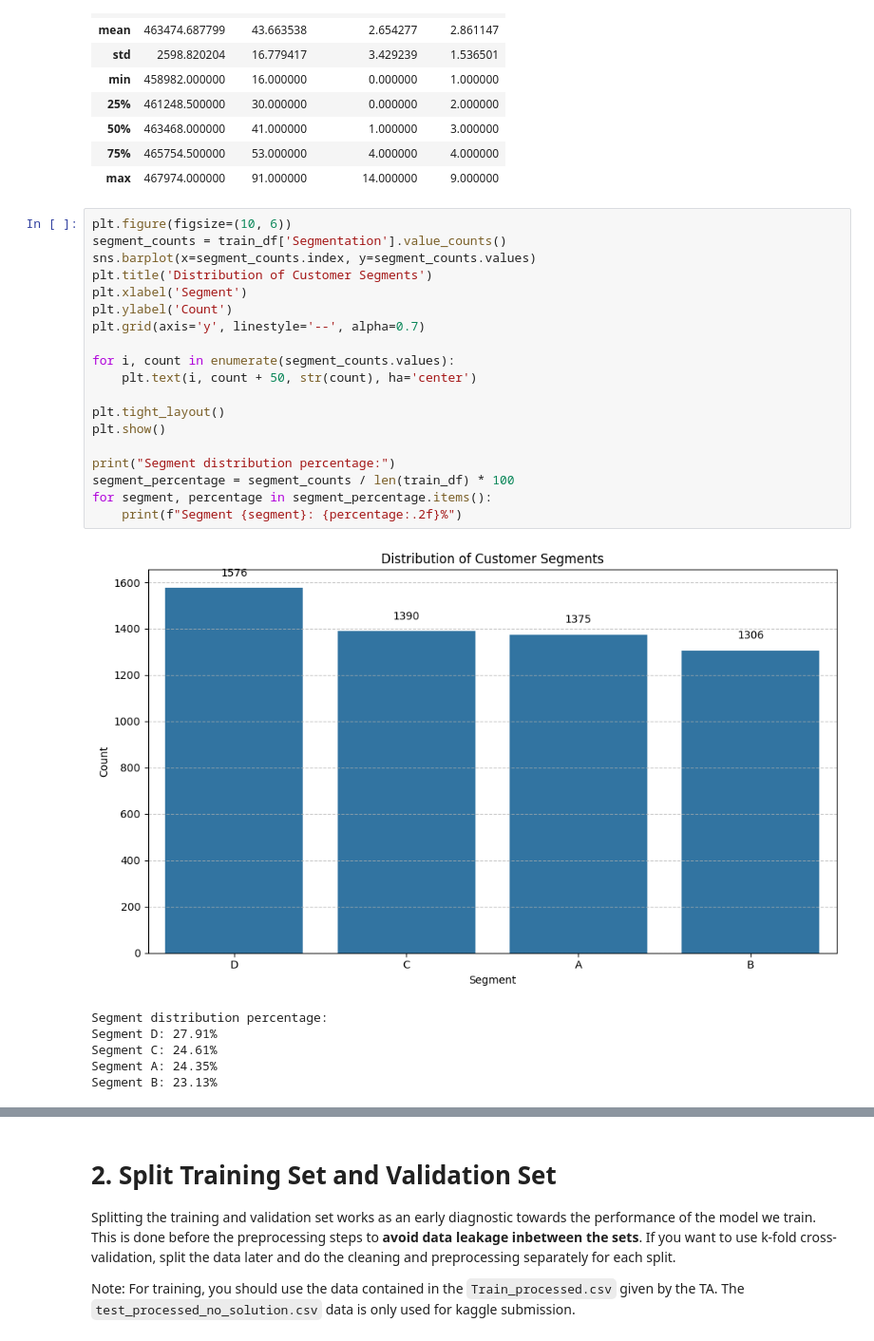
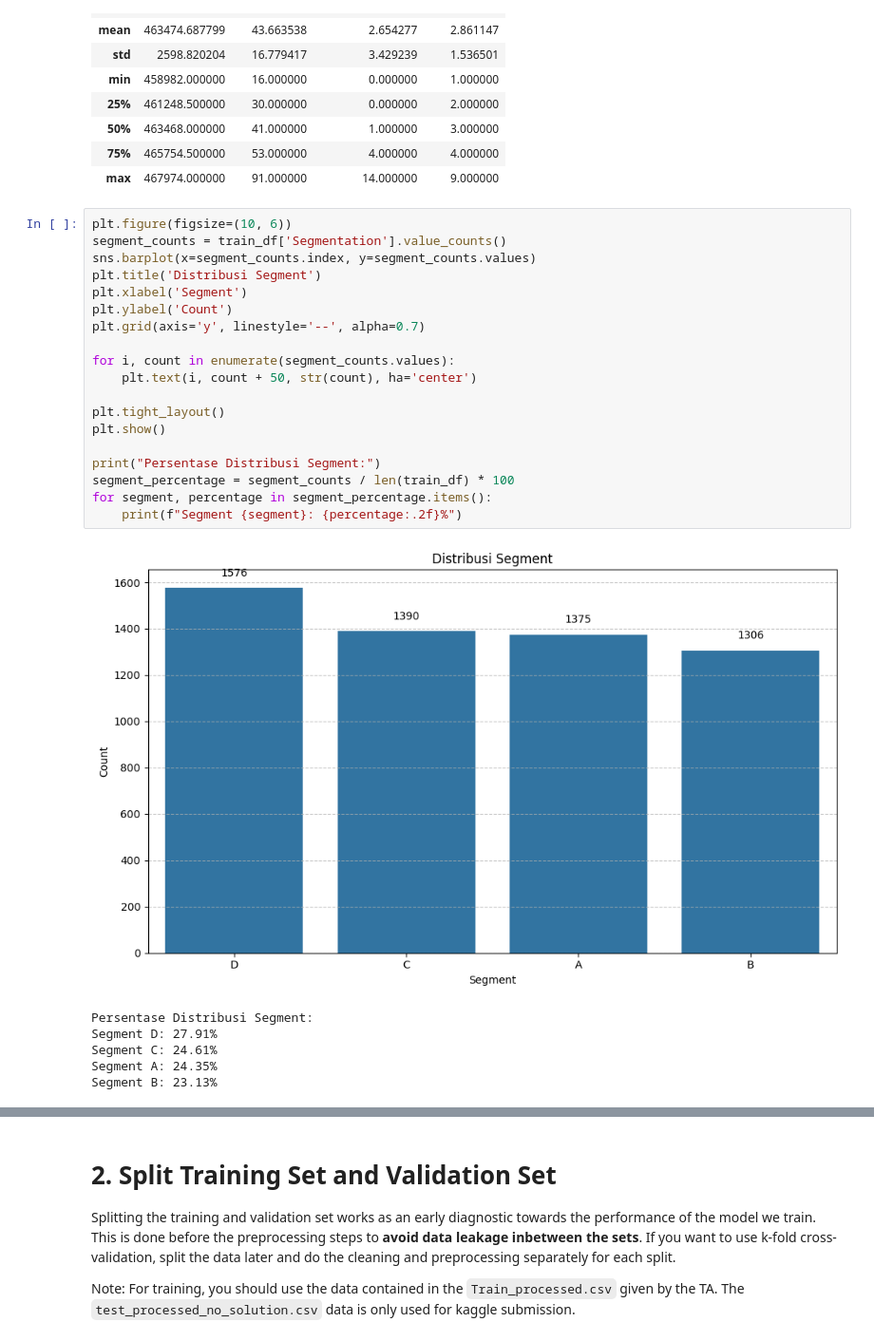
Before and after one commit to shafiqIrv/Praktikum-1, a Jupyter notebook: IF3270_Pembelajaran_Mesin___Praktikum_Notebook.ipynb, the cells around one changed output, grey strips where cells are left out. Shown: that part at 95% size. Drawn from its saved outputs; the diff is of its cells as text.

```diff
--- a/IF3270_Pembelajaran_Mesin___Praktikum_Notebook.ipynb
+++ b/IF3270_Pembelajaran_Mesin___Praktikum_Notebook.ipynb
@@ -82,25 +82,25 @@ train_df.describe()
 # %%
 plt.figure(figsize=(10, 6))
 segment_counts = train_df['Segmentation'].value_counts()
 sns.barplot(x=segment_counts.index, y=segment_counts.values)
-plt.title('Distribution of Customer Segments')
+plt.title('Distribusi Segment')
 plt.xlabel('Segment')
 plt.ylabel('Count')
 plt.grid(axis='y', linestyle='--', alpha=0.7)
 
 for i, count in enumerate(segment_counts.values):
     plt.text(i, count + 50, str(count), ha='center')
 
 plt.tight_layout()
 plt.show()
 
-print("Segment distribution percentage:")
+print("Persentase Distribusi Segment:")
 segment_percentage = segment_counts / len(train_df) * 100
 for segment, percentage in segment_percentage.items():
     print(f"Segment {segment}: {percentage:.2f}%")
 # %% [output]
-[figure, old version]
+[figure, new version]
-Segment distribution percentage:
+Persentase Distribusi Segment:
 Segment D: 27.91%
 Segment C: 24.61%
 Segment A: 24.35%
```
Also changed, not shown: parts of 15 cells of this notebook, 6 other files.
